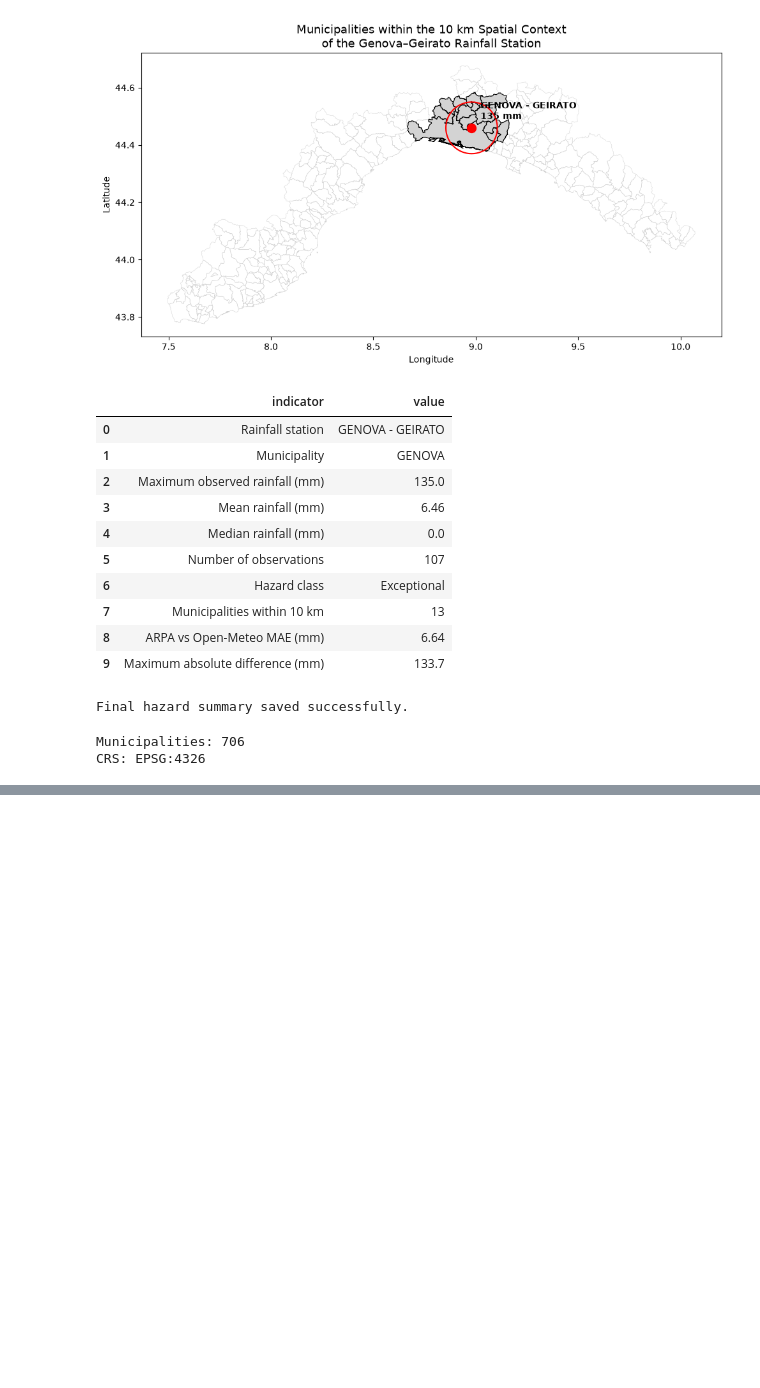
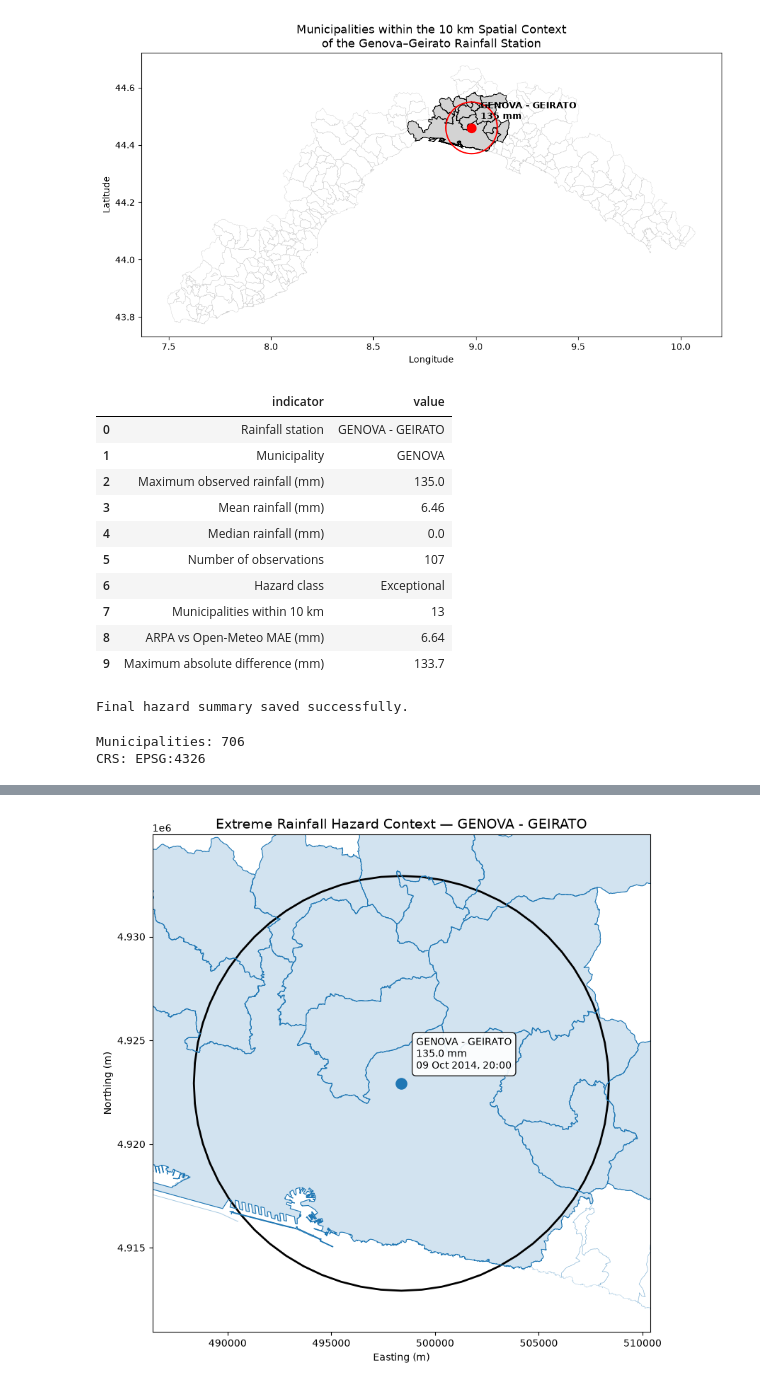
Before and after one commit to AmirhosseinEsmaeili416/Italy-Natural-Hazard-Intelligence, a Jupyter notebook: notebooks/02_spatial_analysis.ipynb, the cells around one changed output, grey strips where cells are left out. Saved outputs shown, nothing was run; the diff lists cells and outputs as text; code cells hidden in the pictures; blank space fills up the shorter version.

```diff
--- a/notebooks/02_spatial_analysis.ipynb
+++ b/notebooks/02_spatial_analysis.ipynb
@@ -2270,0 +2462,80 @@ CRS: EPSG:4326
+# %%
+# Extreme rainfall hazard visualization
+
+import matplotlib.pyplot as plt
+
+# Extreme rainfall event recorded at GENOVA - GEIRATO
+extreme_rainfall_mm = 135.0
+event_date = "09 Oct 2014"
+event_time = "20:00"
+
+fig, ax = plt.subplots(figsize=(10, 8))
+
+# Municipal boundaries
+municipalities_metric.boundary.plot(
+    ax=ax,
+    linewidth=0.4,
+    alpha=0.35
+)
+
+# Municipal spatial units intersecting the 10 km context
+municipalities_near_station.plot(
+    ax=ax,
+    alpha=0.20
+)
+
+municipalities_near_station.boundary.plot(
+    ax=ax,
+    linewidth=0.8
+)
+
+# 10 km spatial context
+station_buffer_10km.plot(
+    ax=ax,
+    facecolor="none",
+    linewidth=2
+)
+
+# Station
+station_metric.plot(
+    ax=ax,
+    markersize=120,
+    zorder=5
+)
+
+# Station label
+station_point = station_metric.geometry.iloc[0]
+
+ax.annotate(
+    f"GENOVA - GEIRATO\n{extreme_rainfall_mm:.1f} mm\n{event_date}, {event_time}",
+    xy=(station_point.x, station_point.y),
+    xytext=(15, 15),
+    textcoords="offset points",
+    fontsize=10,
+    bbox=dict(
+        boxstyle="round,pad=0.4",
+        facecolor="white",
+        edgecolor="black",
+        alpha=0.9
+    )
+)
+
+# Zoom around the station buffer
+buffer_bounds = station_buffer_10km.total_bounds
+margin = 2000
+
+ax.set_xlim(buffer_bounds[0] - margin, buffer_bounds[2] + margin)
+ax.set_ylim(buffer_bounds[1] - margin, buffer_bounds[3] + margin)
+
+ax.set_title(
+    "Extreme Rainfall Hazard Context — GENOVA - GEIRATO",
+    fontsize=14
+)
+
+ax.set_xlabel("Easting (m)")
+ax.set_ylabel("Northing (m)")
+
+plt.tight_layout()
+plt.show()
+# %% [output]
+[figure, added]
```
Also changed, not shown: parts of 45 cells of this notebook, 5 other files.
